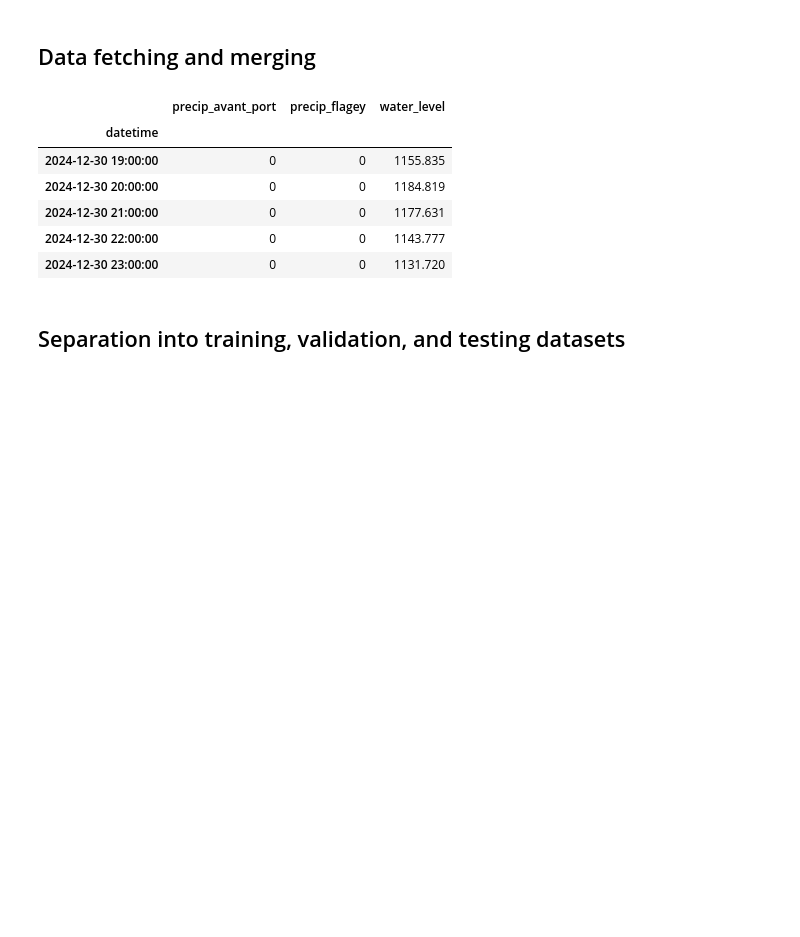
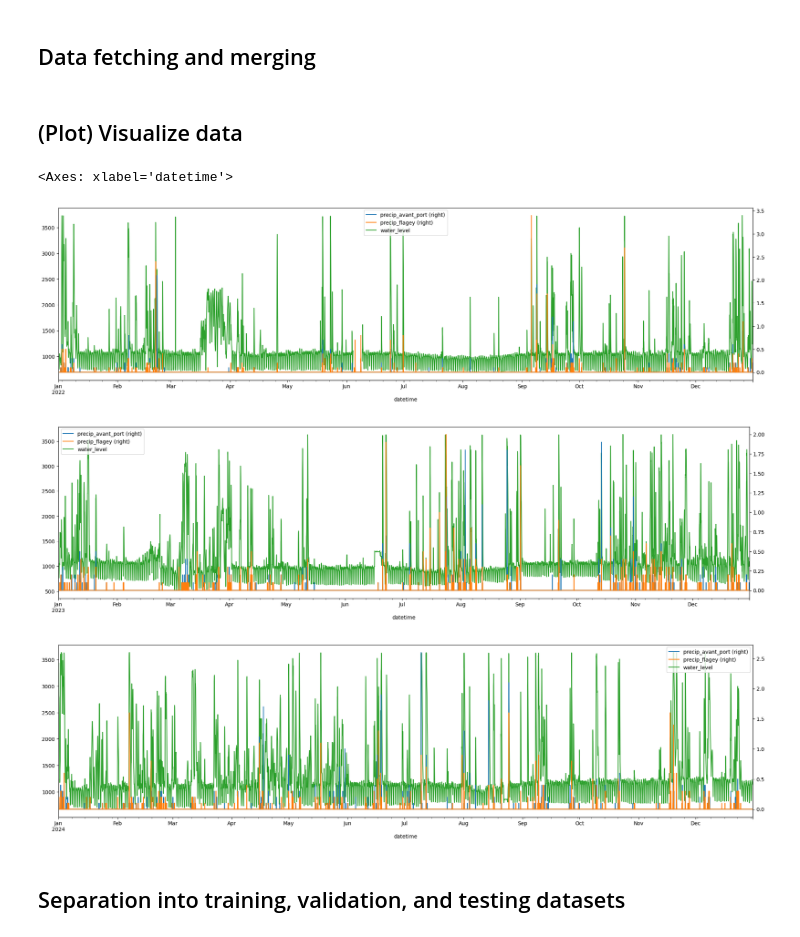
Before and after one commit to miirage-exe/overflow-prediction, a Jupyter notebook: project.ipynb, the cells around one changed output. Drawn from its saved outputs; the diff is of its cells as text; code cells hidden in the pictures; blank space fills up the shorter version.

```diff
--- a/project.ipynb
+++ b/project.ipynb
@@ -60,32 +59,38 @@ def fetch_datasets(year):
 
   return df_pluv, df_sew
 # %%
-def merge_dataset(year, sample_rate):
-
-  # TODO: Data cleaning.
+def clean_and_merge_datasets(year, sample_rate):
 
   df_pluv, df_sew = fetch_datasets(year)
+
+  # Data cleaning
+  # After plotting raw data, we detected some outlier values (-1000 in water level) so we filter them.
+  df_sew = df_sew[df_sew['water_level'] >= 0]
+
   df_pluv = df_pluv.resample(sample_rate).first() # Resample to hourly data, while keeping first measure of each hour
   df_sew = df_sew.resample(sample_rate).max() # Resample to hourly data, while keeping maximum level of each hour (worst case prediction)
 
-  return df_pluv.merge(df_sew, on="datetime")
+  return df_pluv.merge(df_sew, on="datetime", how='inner') # We explicitely define a 'inner' join for the merge (due to precedent data cleaning)
 # %%
 # For each year, merge pluviometer and sewage data
 time_sample = '60min'
 
-df_2022 = merge_dataset(2022, time_sample)
-df_2023 = merge_dataset(2023, time_sample)
-df_2024 = merge_dataset(2024, time_sample)
+df_2022 = clean_and_merge_datasets(2022, time_sample)
+df_2023 = clean_and_merge_datasets(2023, time_sample)
+df_2024 = clean_and_merge_datasets(2024, time_sample)
 
 # Our final dataset, concatenation of each year.
 df = pd.concat([df_2022, df_2023, df_2024])
-# %% [output]
-|  | precip_avant_port | precip_flagey | water_level |
-| datetime |  |  |  |
-| 2024-12-30 19:00:00 | 0 | 0 | 1155.835 |
-| 2024-12-30 20:00:00 | 0 | 0 | 1184.819 |
-| 2024-12-30 21:00:00 | 0 | 0 | 1177.631 |
-| 2024-12-30 22:00:00 | 0 | 0 | 1143.777 |
-| 2024-12-30 23:00:00 | 0 | 0 | 1131.720 |
+# %% [markdown]
+## (Plot) Visualize data
+# %%
+df_2022.plot(figsize=(24,6), secondary_y=['precip_avant_port', 'precip_flagey'])
+df_2023.plot(figsize=(24,6), secondary_y=['precip_avant_port', 'precip_flagey'])
+df_2024.plot(figsize=(24,6), secondary_y=['precip_avant_port', 'precip_flagey'])
+# %% [output]
+<Axes: xlabel='datetime'>
+[figure, added]
+[figure, added]
+[figure, added]
 # %% [markdown]
 ## Separation into training, validation, and testing datasets
```
Also changed, not shown: parts of 1 cell of this notebook.
